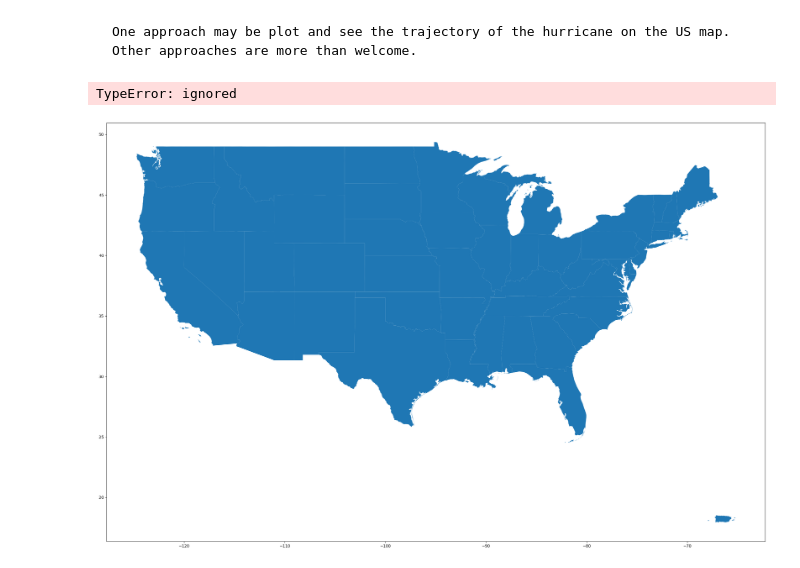
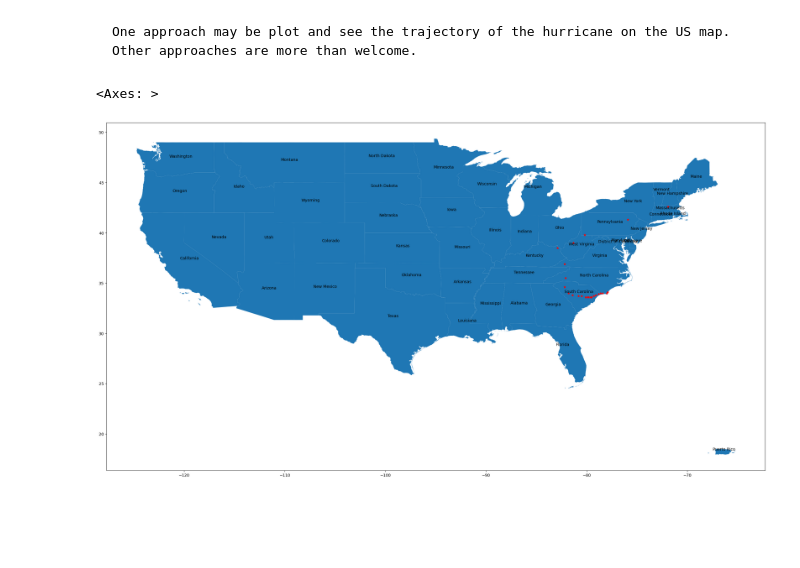
Before and after one commit to AlessioNembrini/2023_Intro_Python, a Jupyter notebook: Copia_di_W3_S2.ipynb, the cells around one changed output. Saved outputs shown, nothing was run; the diff lists cells and outputs as text; code cells hidden in the pictures; blank space fills up the shorter version.

````diff
--- a/Copia_di_W3_S2.ipynb
+++ b/Copia_di_W3_S2.ipynb
@@ -212,15 +212,18 @@ Datum: World Geodetic System 1984 ensemble
 One approach may be plot and see the trajectory of the hurricane on the US map. Other approaches are more than welcome.
 ```
 # %%
-# Plot the US states without Alaska and Hawaii
-df = country[country['NAME'].isin(['Alaska','Hawaii']) == False]
-ax = df.plot(figsize=(30,20))
-#  Annotate the US states with their names
-country = df.apply(lambda x: ax.annotate(s=x['NAME'], xy=x.geometry.centroid.coords[0], ha='center'), axis=1)
+df = country[country['NAME'].isin(['Alaska', 'Hawaii']) == False]
+ax = df.plot(figsize=(30, 20))
+
+# Annotate the US states with their names
+for x, y, name in zip(df.geometry.centroid.x, df.geometry.centroid.y, df['NAME']):
+    ax.annotate(text=name, xy=(x, y), xytext=(3, 3), textcoords='offset points', ha='center')
+
 # Select the hurricane trajectory points inside the US boundary with the overlay operation
 res_intersection = gdf_florence.overlay(country, how='intersection')
-# Plot the hurricane trajectory inside US boundary
+
+# Plot the hurricane trajectory inside the US boundary
 res_intersection.plot(ax=ax, color='red', marker="*", markersize=25)
 # %% [output]
-TypeError: ignored
+<Axes: >
-[figure, old version]
+[figure, new version]
````
